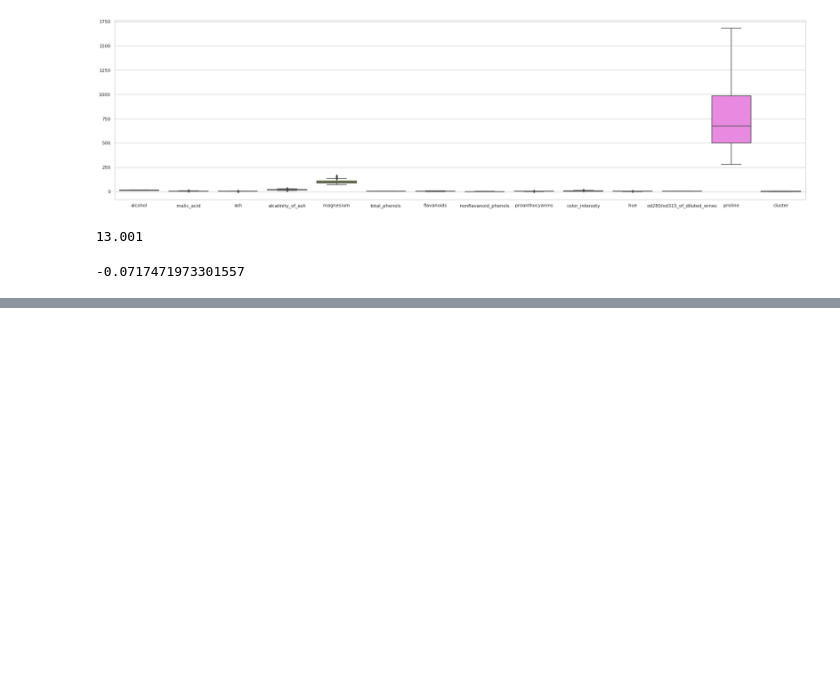
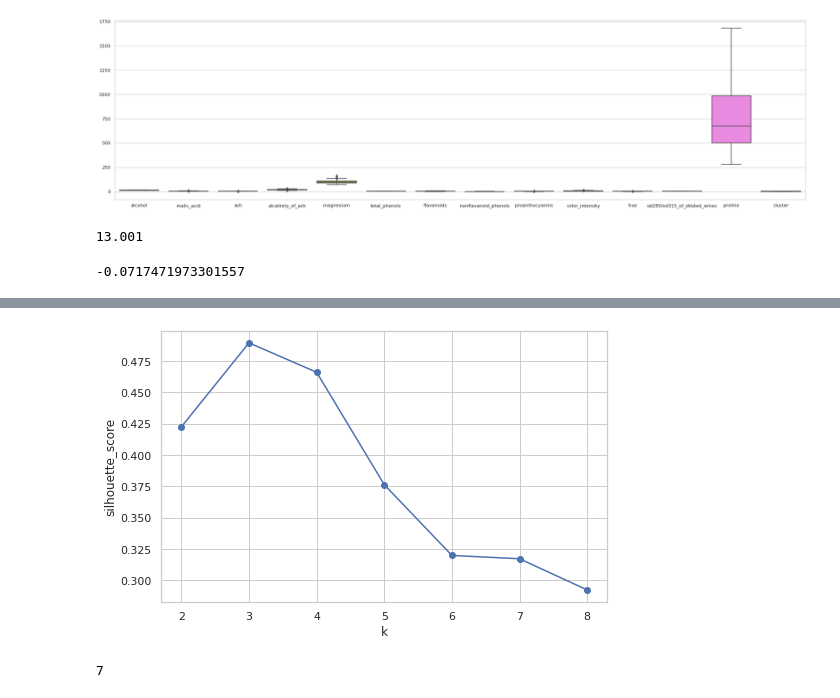
Before and after one commit to Mickey248/CE888, a Jupyter notebook: lab5_KMeansClustering_vitualization/exploration.ipynb, the cells around one changed output, grey strips where cells are left out. Drawn from its saved outputs; the diff is of its cells as text; code cells hidden in the pictures; blank space fills up the shorter version.

```diff
--- a/lab5_KMeansClustering_vitualization/exploration.ipynb
+++ b/lab5_KMeansClustering_vitualization/exploration.ipynb
@@ -499,0 +534,14 @@ array([0.39767703, 0.57605085])
+# %%
+# Now use the silhouette score to choose between the two candidate k values from the previous cell
+
+# YOUR CODE HERE
+plt.figure(figsize=(8,5))
+plt.plot(range(2, 9), list_sil, 'o-')
+plt.xlabel('k')
+plt.ylabel('silhouette_score')
+plt.show()
+
+print(len(list_sil))
+# %% [output]
+[figure, added]
+7
```
Also changed, not shown: parts of 11 cells of this notebook, 1 other file.
